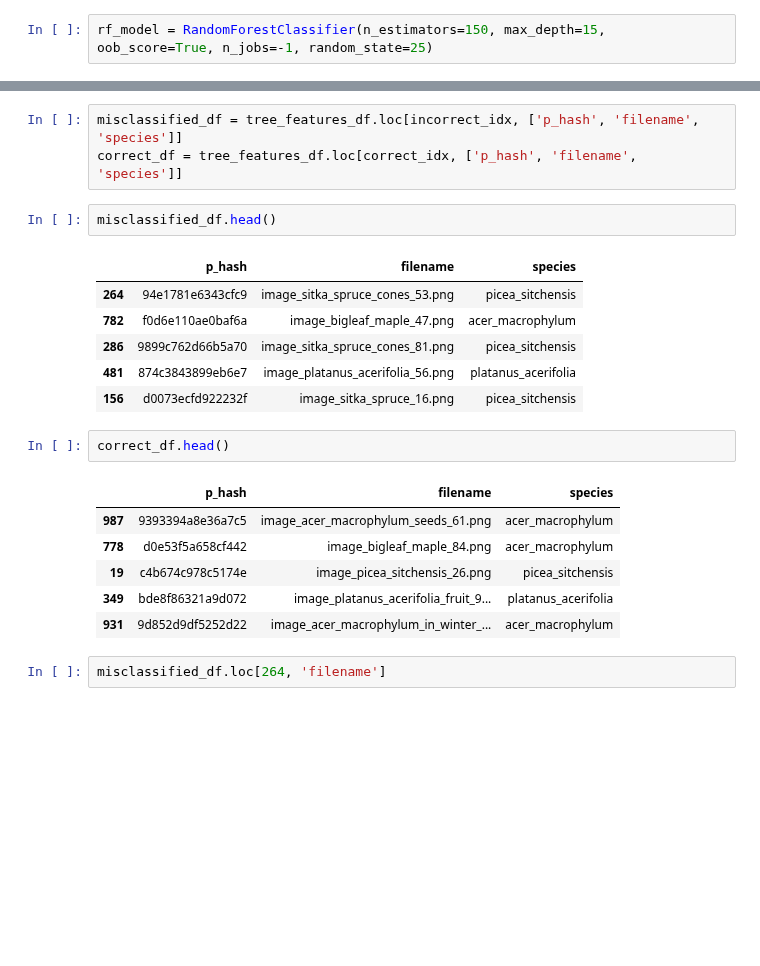
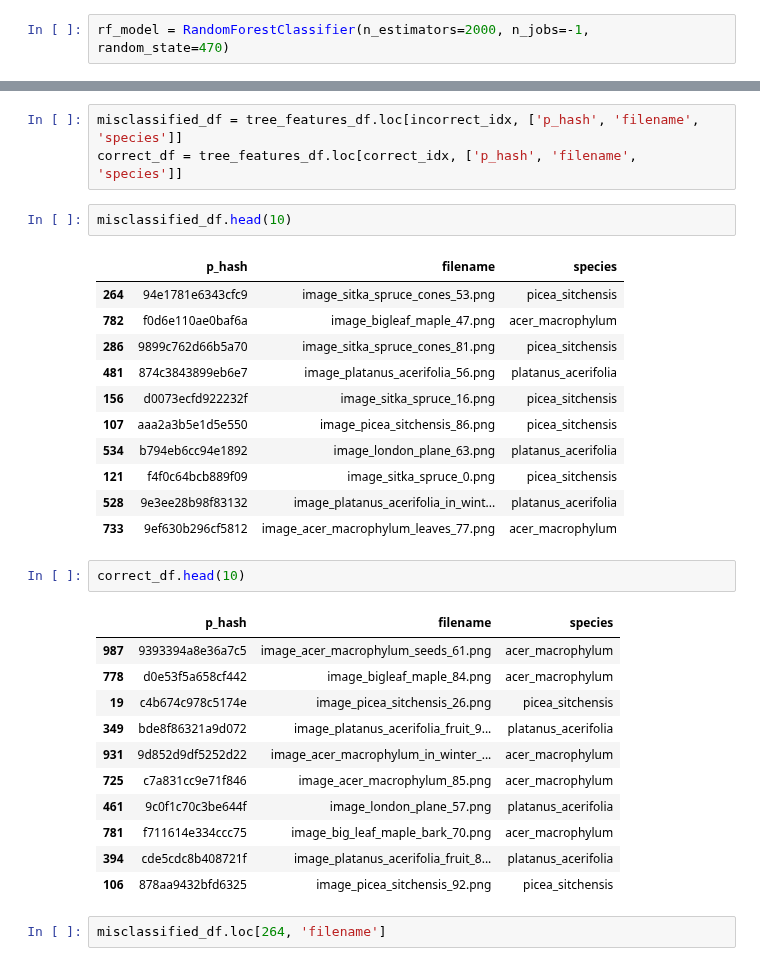
Before and after one commit to NathanielBlairStahn/tree-logic, a Jupyter notebook: build_a_model.ipynb, the cells around one changed output, grey strips where cells are left out. Saved outputs shown, nothing was run; the diff lists cells and outputs as text; blank space fills up the shorter version.

```diff
--- a/build_a_model.ipynb
+++ b/build_a_model.ipynb
@@ -303,7 +303,7 @@ confusion_df(y_test, y_test_pred_cat_multi, log_model_multi)
 
 This isn't doing as well as logistic regression. I haven't tried pre-pruning the trees, though.
 # %%
-rf_model = RandomForestClassifier(n_estimators=150, max_depth=15, oob_score=True, n_jobs=-1, random_state=25)
+rf_model = RandomForestClassifier(n_estimators=2000, n_jobs=-1, random_state=470)
 # %%
 rf_model.fit(X_train, y_train)
 # %% [output]
@@ -789,16 +844,21 @@ correct_idx = y_test.index[np.where(y_test == y_test_hat_cat)]
 misclassified_df = tree_features_df.loc[incorrect_idx, ['p_hash', 'filename', 'species']]
 correct_df = tree_features_df.loc[correct_idx, ['p_hash', 'filename', 'species']]
 # %%
-misclassified_df.head()
+misclassified_df.head(10)
 # %% [output]
 |  | p_hash | filename | species |
 | 264 | 94e1781e6343cfc9 | image_sitka_spruce_cones_53.png | picea_sitchensis |
 | 782 | f0d6e110ae0baf6a | image_bigleaf_maple_47.png | acer_macrophylum |
 | 286 | 9899c762d66b5a70 | image_sitka_spruce_cones_81.png | picea_sitchensis |
 | 481 | 874c3843899eb6e7 | image_platanus_acerifolia_56.png | platanus_acerifolia |
 | 156 | d0073ecfd922232f | image_sitka_spruce_16.png | picea_sitchensis |
+| 107 | aaa2a3b5e1d5e550 | image_picea_sitchensis_86.png | picea_sitchensis |
+| 534 | b794eb6cc94e1892 | image_london_plane_63.png | platanus_acerifolia |
+| 121 | f4f0c64bcb889f09 | image_sitka_spruce_0.png | picea_sitchensis |
+| 528 | 9e3ee28b98f83132 | image_platanus_acerifolia_in_wint... | platanus_acerifolia |
+| 733 | 9ef630b296cf5812 | image_acer_macrophylum_leaves_77.png | acer_macrophylum |
 # %%
-correct_df.head()
+correct_df.head(10)
 # %% [output]
 |  | p_hash | filename | species |
 | 987 | 9393394a8e36a7c5 | image_acer_macrophylum_seeds_61.png | acer_macrophylum |
@@ -806,6 +866,11 @@ correct_df.head()
 | 19 | c4b674c978c5174e | image_picea_sitchensis_26.png | picea_sitchensis |
 | 349 | bde8f86321a9d072 | image_platanus_acerifolia_fruit_9... | platanus_acerifolia |
 | 931 | 9d852d9df5252d22 | image_acer_macrophylum_in_winter_... | acer_macrophylum |
+| 725 | c7a831cc9e71f846 | image_acer_macrophylum_85.png | acer_macrophylum |
+| 461 | 9c0f1c70c3be644f | image_london_plane_57.png | platanus_acerifolia |
+| 781 | f711614e334ccc75 | image_big_leaf_maple_bark_70.png | acer_macrophylum |
+| 394 | cde5cdc8b408721f | image_platanus_acerifolia_fruit_8... | platanus_acerifolia |
+| 106 | 878aa9432bfd6325 | image_picea_sitchensis_92.png | picea_sitchensis |
 # %%
 misclassified_df.loc[264, 'filename']
 # %% [output]
```
Also changed, not shown: parts of 9 cells of this notebook.
